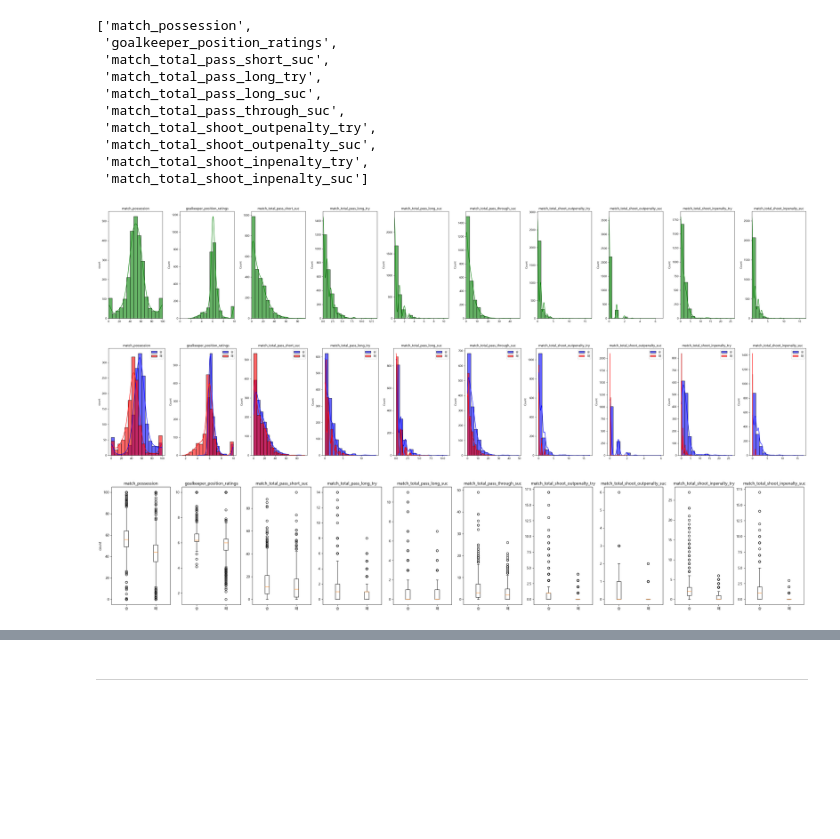
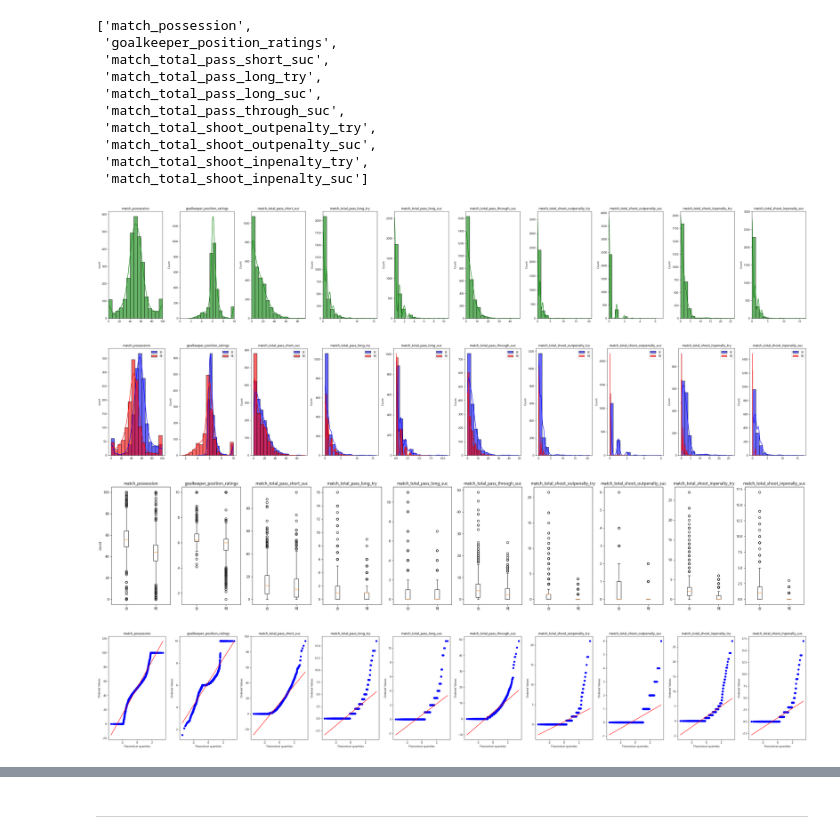
Before and after one commit to dohyun96305/Side_Proj_FCO, a Jupyter notebook: temp_folder/Jupyter_Notebook/match_user_visualization.ipynb, the cells around one changed output, grey strips where cells are left out. Cells and saved outputs as stored; diff of their text form; code cells hidden in the pictures; blank space fills up the shorter version.

Commit message:
Feat : Add match_user_visualization - Visual about variable QQ plot

```diff
--- a/temp_folder/Jupyter_Notebook/match_user_visualization.ipynb
+++ b/temp_folder/Jupyter_Notebook/match_user_visualization.ipynb
@@ -469,0 +483,17 @@ from scipy.stats import ttest_ind, shapiro, levene, mannwhitneyu, kstest, norm
+# %%
+def col_qqplot_all(df, col_name) :
+    fig, ax = plt.subplots(ncols = len(col_name),
+                           figsize = (3.5 * len(col_name), 6))
+
+    if len(col_name) == 1:
+        ax = [ax]
+
+    ax[0].set_ylabel('count')
+
+    for idx, col in enumerate(col_name):
+        stats.probplot(df[col], dist = "norm", plot = ax[idx])
+
+        ax[idx].set_title(col_name[idx])
+
+    plt.tight_layout()
+    plt.show()
@@ -681,18 +782,20 @@ list(df2_temp.columns)
 # %%
 df4 = df1[['match_result'] + list(df2_temp.columns)]
 
 df4_win = df4[df4['match_result'] == '승']
 df4_lose = df4[df4['match_result'] == '패']
 
 df4_temp = df4.drop(columns = ['match_result'])
 
 col_hist_all(df4_temp, df4_temp.columns);
 col_hist(df4_win, df4_lose, df4_temp.columns, False);
 col_boxplot(df4_win, df4_lose, df4_temp.columns, False);
+col_qqplot_all(df4_temp, df4_temp.columns);
 # %% [output]
-[figure, old version]
+[figure, new version]
-[figure, old version]
+[figure, new version]
-[figure, old version]
+[figure, new version]
+[figure, added]
 # %%
 normality_test(df4_win, df4_lose, df4_temp.columns)
 # %% [output]
```
Also changed, not shown: parts of 51 cells of this notebook, 1 other file.
